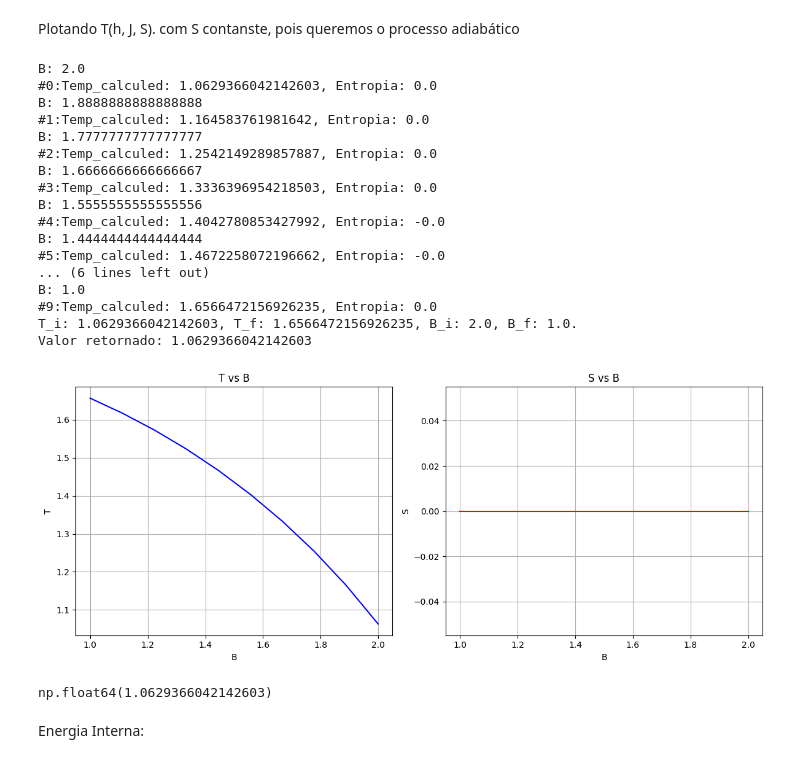
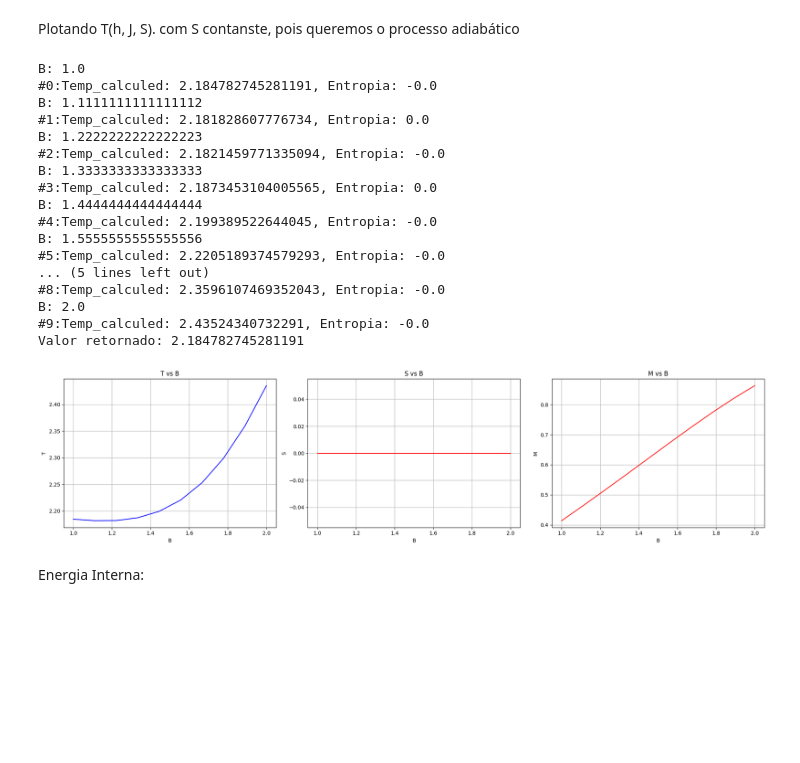
Before and after one commit to machadojoaopaulo/QuantumThermodynamics, a Jupyter notebook: Caso Classico.ipynb, the cells around one changed output. Cells and saved outputs as stored; diff of their text form; code cells hidden in the pictures; blank space fills up the shorter version.

```diff
--- a/Caso Classico.ipynb
+++ b/Caso Classico.ipynb
@@ -161,29 +183,62 @@ def calc_BTandBS(J, MAGNETIC_FIELD_INITIAL, MAGNETIC_FIELD_FINAL, TEMPERATURE_IN
+# %%
+def plot_BTeBSeBM(B_values, T_values, S_values, M_values):
+    #Plotando os gráficos
+    plt.figure(figsize=(20, 5))
+
+    # Gráfico B vs T
+    plt.subplot(1, 3, 1)
+    plt.plot(B_values, T_values, 'b-')
+    plt.xlabel('B')
+    plt.ylabel('T')
+    plt.title('T vs B')
+    plt.grid(True)
+
+    # Gráfico B vs S
+    plt.subplot(1, 3, 2)
+    plt.plot(B_values, S_values, 'r-')
+    plt.xlabel('B')
+    plt.ylabel('S')
+    plt.title('S vs B')
+    plt.grid(True)
+
+        # Gráfico B vs S
+    plt.subplot(1, 3, 3)
+    plt.plot(B_values, M_values, 'r-')
+    plt.xlabel('B')
+    plt.ylabel('M')
+    plt.title('M vs B')
+    plt.grid(True)
+
+    plt.tight_layout()
+    plt.show()
 # %%
-J = 0.7
-hi = 2
-hf = 1
+J = 0.5
+hi = 1
+hf = 2
 T_guess = 1
-ENTROPY = 0.5
+ENTROPY = 1
 INTERVAL = 10
 initialOrFinal = 0 # [0] para o primeiro item da lista OU [-1] para o último item da lista
-calc_BTandBS(J, hi, hf, T_guess, ENTROPY, INTERVAL, initialOrFinal)
+
+[calculed_temperatureee, B_values, T_values, S_values, M_values] = calc_BTandBS(J, hi, hf, T_guess, ENTROPY, INTERVAL, initialOrFinal)
+
+plot_BTeBSeBM(B_values, T_values, S_values, M_values)
 # %% [output]
+B: 1.0
+#0:Temp_calculed: 2.184782745281191, Entropia: -0.0
+B: 1.1111111111111112
+#1:Temp_calculed: 2.181828607776734, Entropia: 0.0
+B: 1.2222222222222223
+#2:Temp_calculed: 2.1821459771335094, Entropia: -0.0
+B: 1.3333333333333333
+#3:Temp_calculed: 2.1873453104005565, Entropia: 0.0
+B: 1.4444444444444444
+#4:Temp_calculed: 2.199389522644045, Entropia: -0.0
+B: 1.5555555555555556
+#5:Temp_calculed: 2.2205189374579293, Entropia: -0.0
+... (5 lines left out)
+#8:Temp_calculed: 2.3596107469352043, Entropia: -0.0
 B: 2.0
-#0:Temp_calculed: 1.0629366042142603, Entropia: 0.0
-B: 1.8888888888888888
-#1:Temp_calculed: 1.164583761981642, Entropia: 0.0
-B: 1.7777777777777777
-#2:Temp_calculed: 1.2542149289857887, Entropia: 0.0
-B: 1.6666666666666667
-#3:Temp_calculed: 1.3336396954218503, Entropia: 0.0
-B: 1.5555555555555556
-#4:Temp_calculed: 1.4042780853427992, Entropia: -0.0
-B: 1.4444444444444444
-#5:Temp_calculed: 1.4672258072196662, Entropia: -0.0
-... (6 lines left out)
-B: 1.0
-#9:Temp_calculed: 1.6566472156926235, Entropia: 0.0
-T_i: 1.0629366042142603, T_f: 1.6566472156926235, B_i: 2.0, B_f: 1.0.
-Valor retornado: 1.0629366042142603
+#9:Temp_calculed: 2.43524340732291, Entropia: -0.0
+Valor retornado: 2.184782745281191
-[figure, old version]
+[figure, new version]
-np.float64(1.0629366042142603)
```
Also changed, not shown: parts of 16 cells of this notebook, 1 other file.
